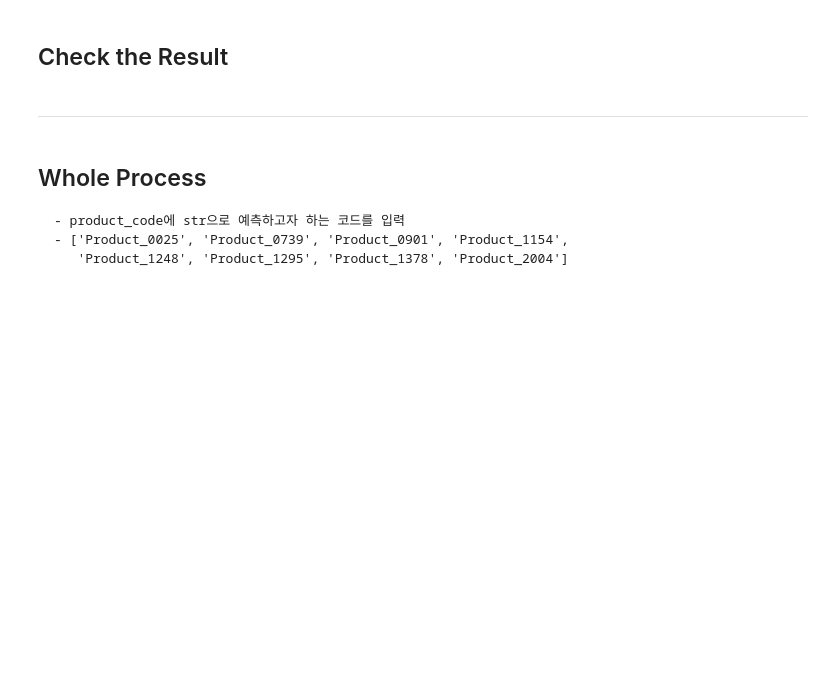
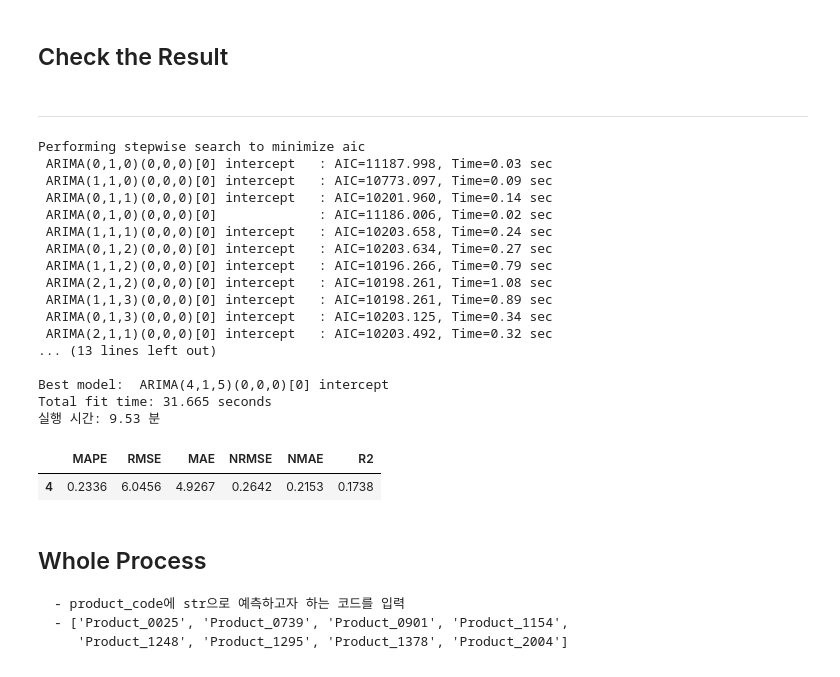
Before and after one commit to Hasaero/Demand_Forecasting_EEMD, a Jupyter notebook: ARIMA/ARIMA_Single.ipynb, the cells around one changed output. Drawn from its saved outputs; the diff is of its cells as text; code cells hidden in the pictures; blank space fills up the shorter version.

```diff
--- a/ARIMA_Single.ipynb
+++ b/ARIMA/ARIMA_Single.ipynb
@@ -159,3 +168,40 @@ def ARIMA_single(product_df):
+# %%
+# Rolling Forecasting
+def ARIMA_single(product_df):
+    product_df.rename(columns={'Order_Demand': 'y'}, inplace=True)
+    product_df = product_df[['Date', 'y']]
+
+    train_df, test_df = split_data(product_df)
+
+    predictions = []
+    best_model = auto_arima(train_df['y'],
+                            start_p=0, start_q=0,
+                            max_p=5, max_q=5,
+                            max_d=2, trace=True,
+                            suppress_warnings=True)
+
+    for test_date in test_df['Date']:
+        test_date -= timedelta(days=1)
+        # Use data up to the day before the test date to train the model
+        train_until_test_df = product_df[product_df['Date'] < test_date]
+
+        best_model_fit = best_model.fit(train_until_test_df['y'])
+
+        # Predict the next day's value and add it to the predictions list
+        prediction = best_model_fit.predict(n_periods=1).reset_index(drop=True)[0]
+        predictions.append(max(0, prediction))  # replace negative predictions with 0
+
+    # Create a DataFrame to hold the result
+    res_df = test_df.copy()
+    res_df['Pred'] = predictions
+    # 'y'와 'Pred' 열을 정규화
+    scaler = MinMaxScaler()
+    res_df[['y_norm', 'Pred_norm']] = scaler.fit_transform(res_df[['y', 'Pred']])
+    res_df.set_index('Date', inplace=True)
+    # 음수인 예측값 0으로 대치
+    res_df.loc[res_df['Pred']<0, 'Pred']=0
+    # res_df: ['y'','Pred','y_norm','Pred_norm'] index='Date'
+    return best_model, res_df
 # %% [markdown]
 ## Save & Load the model
 # %%
@@ -205,8 +251,8 @@ def actual_pred_plot(product_code, res_df, metric_df, normalize):
     plt.title(title, fontsize=20)
     plt.xlabel("Time", fontsize=14)
     plt.ylabel("Order Demand", fontsize=14)
-    plt.plot(actual, label ='Actual', alpha=0.6)
-    plt.plot(pred, label='Prediction', alpha=0.8)
+    plt.plot(actual, label ='Actual', marker='o', ms=3)
+    plt.plot(pred, label='Prediction', marker='o', ms=3)
     plt.legend(loc="upper right")
 
     # Plot 결과 저장
@@ -305,6 +351,28 @@ def execute_single_ARIMA(product_code):
     return metric_df
 # %% [markdown]
 ---
+# %%
+execute_single_ARIMA('4')
+# %% [output]
+Performing stepwise search to minimize aic
+ ARIMA(0,1,0)(0,0,0)[0] intercept   : AIC=11187.998, Time=0.03 sec
+ ARIMA(1,1,0)(0,0,0)[0] intercept   : AIC=10773.097, Time=0.09 sec
+ ARIMA(0,1,1)(0,0,0)[0] intercept   : AIC=10201.960, Time=0.14 sec
+ ARIMA(0,1,0)(0,0,0)[0]             : AIC=11186.006, Time=0.02 sec
+ ARIMA(1,1,1)(0,0,0)[0] intercept   : AIC=10203.658, Time=0.24 sec
+ ARIMA(0,1,2)(0,0,0)[0] intercept   : AIC=10203.634, Time=0.27 sec
+ ARIMA(1,1,2)(0,0,0)[0] intercept   : AIC=10196.266, Time=0.79 sec
+ ARIMA(2,1,2)(0,0,0)[0] intercept   : AIC=10198.261, Time=1.08 sec
+ ARIMA(1,1,3)(0,0,0)[0] intercept   : AIC=10198.261, Time=0.89 sec
+ ARIMA(0,1,3)(0,0,0)[0] intercept   : AIC=10203.125, Time=0.34 sec
+ ARIMA(2,1,1)(0,0,0)[0] intercept   : AIC=10203.492, Time=0.32 sec
+... (13 lines left out)
+
+Best model:  ARIMA(4,1,5)(0,0,0)[0] intercept
+Total fit time: 31.665 seconds
+실행 시간: 9.53 분
+|  | MAPE | RMSE | MAE | NRMSE | NMAE | R2 |
+| 4 | 0.2336 | 6.0456 | 4.9267 | 0.2642 | 0.2153 | 0.1738 |
 # %% [markdown]
 ## Whole Process
     - product_code에 str으로 예측하고자 하는 코드를 입력
```
Also changed, not shown: parts of 5 cells of this notebook, 18 other files.
